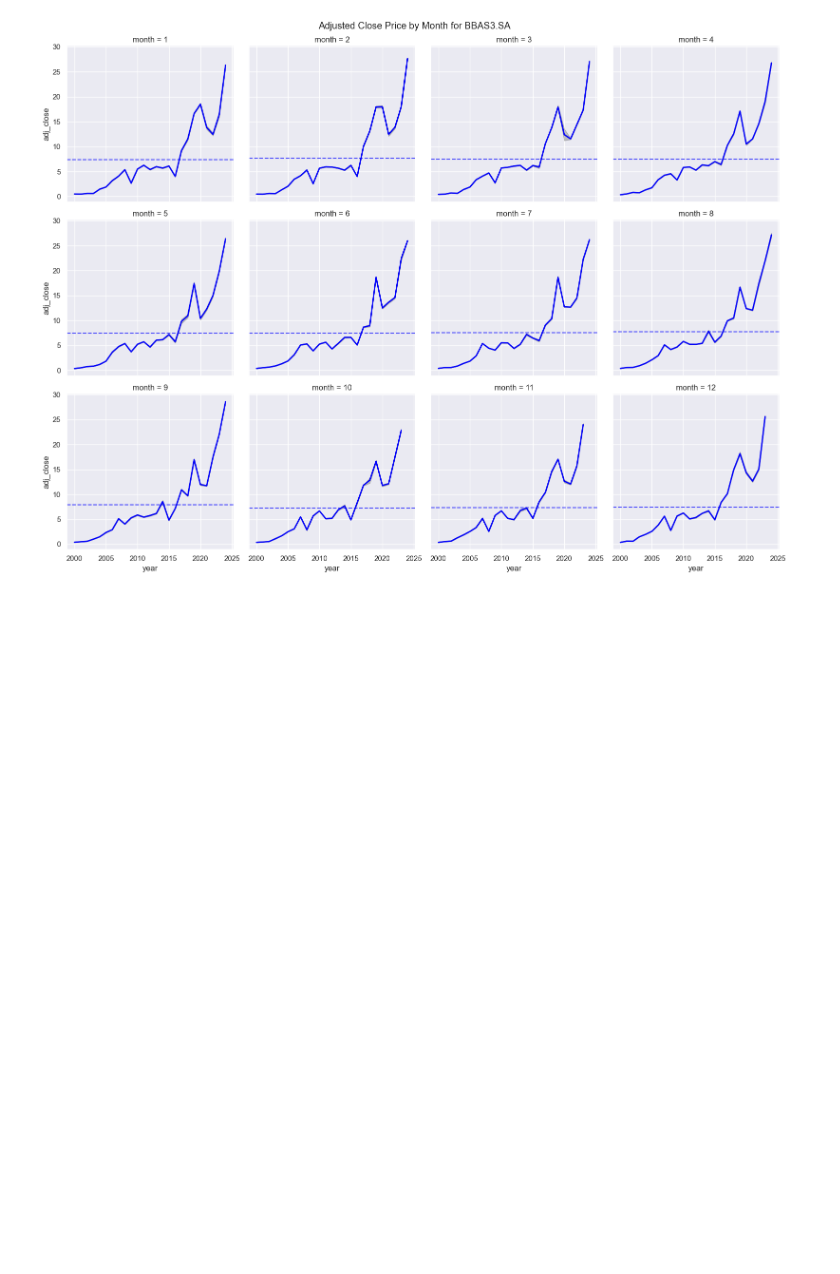
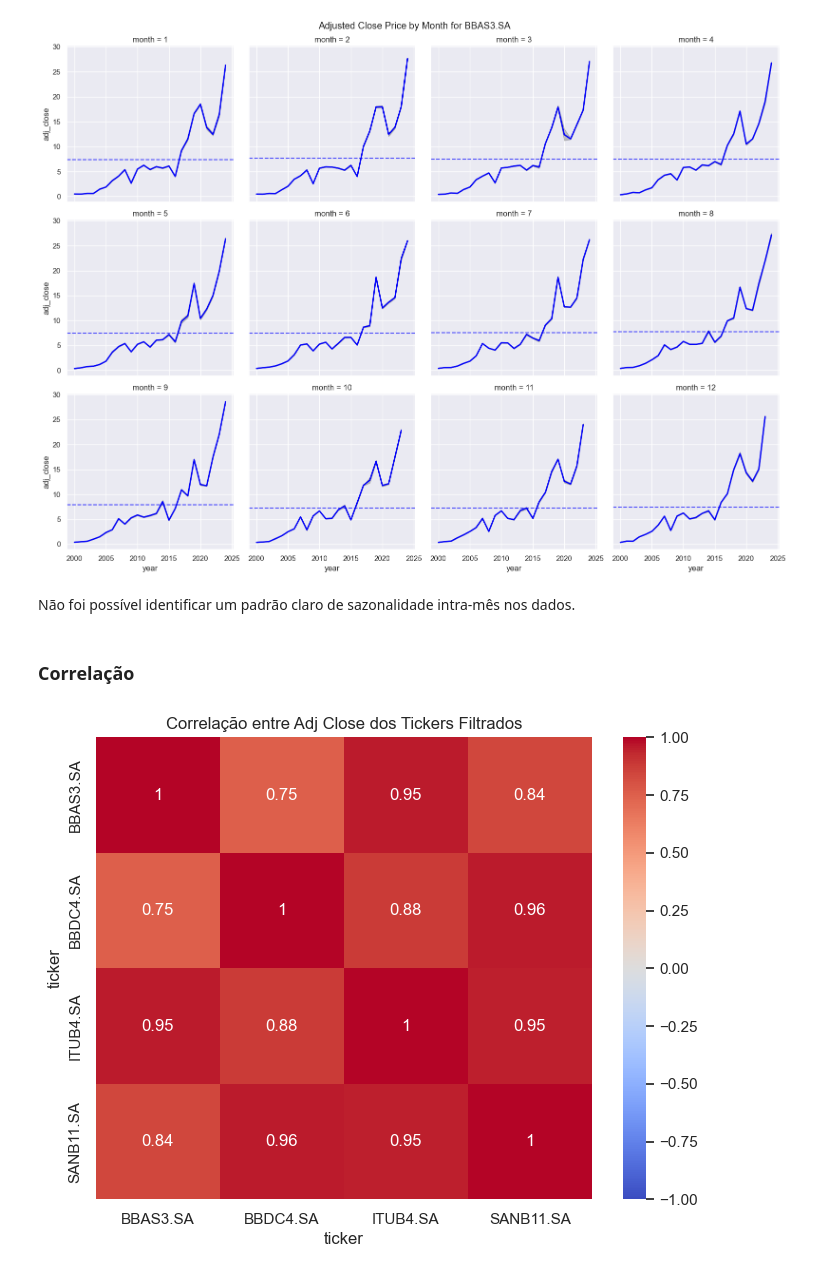
Before and after one commit to ubiratanfilho/stocks_forecasting, a Jupyter notebook: src/analysis.ipynb, the cells around one changed output. Saved outputs shown, nothing was run; the diff lists cells and outputs as text; code cells hidden in the pictures; blank space fills up the shorter version.

```diff
--- a/src/analysis.ipynb
+++ b/src/analysis.ipynb
@@ -104,24 +106,24 @@ tickers
 # %%
-tickers_plot = ['BBAS3.SA', 'ITUB4.SA', 'BBDC4.SA', 'SANB11.SA']
+group = ['BBAS3.SA', 'ITUB4.SA', 'BBDC4.SA', 'SANB11.SA', ]
 
-# Create a figure and axis
+# 'GOLL4.SA', 'AZUL4.SA', 'EMBR3.SA'
 plt.figure(figsize=(12, 6))
 
-# Plot the data for each ticker in tickers_plot
-for ticker in tickers_plot:
-    ticker_data = df[df['ticker'] == ticker]
-    sns.lineplot(x=ticker_data.index, y='adj_close', data=ticker_data, label=ticker)
+# Plot the data for each ticker in group
+for ticker in group:
+    group_data = df[df['ticker'] == ticker]
+    sns.lineplot(x=group_data.index, y='adj_close', data=group_data, label=ticker)
 
 # Customize the plot
-plt.title('Adjusted Close Price Over Time', fontsize=16)
-plt.xlabel('Date', fontsize=12)
-plt.ylabel('Adjusted Close Price', fontsize=12)
+plt.title('Preço Ajustado das Ações ao Longo do Tempo', fontsize=16)
+plt.xlabel('Data', fontsize=12)
+plt.ylabel('Preço Ajustado', fontsize=12)
 plt.legend(title='Ticker', title_fontsize='12', fontsize='10')
 
-# Rotate x-axis labels for better readability
+# Rotate x-axis labels para melhor legibilidade
 plt.xticks(rotation=45)
 
-# Adjust layout and display the plot
+# Ajustar o layout e exibir o gráfico
 plt.tight_layout()
 plt.show()
 # %% [output]
@@ -198,3 +199,24 @@ plt.show()
 # %% [output]
 <Figure size 1400x1000 with 0 Axes>
 [figure]
+# %% [markdown]
+Não foi possível identificar um padrão claro de sazonalidade intra-mês nos dados.
+# %% [markdown]
+### Correlação
+# %%
+# Filtrar o dataframe pelos tickers
+df_group = df[df['ticker'].isin(group)]
+
+# Pivotar o dataframe para obter cada 'ticker' em uma coluna com seus valores 'adj_close'
+df_pivot = df_group.pivot_table(values='adj_close', index='date', columns='ticker')
+
+# Calcular a matriz de correlação entre os tickers
+corr_matrix = df_pivot.corr()
+
+# Criar o heatmap de correlação
+plt.figure(figsize=(8, 6))
+sns.heatmap(corr_matrix, annot=True, cmap='coolwarm', vmin=-1, vmax=1)
+plt.title('Correlação entre Adj Close dos Tickers Filtrados')
+plt.show()
+# %% [output]
+[figure, added]
```
Also changed, not shown: parts of 21 cells of this notebook, 2 other files.
